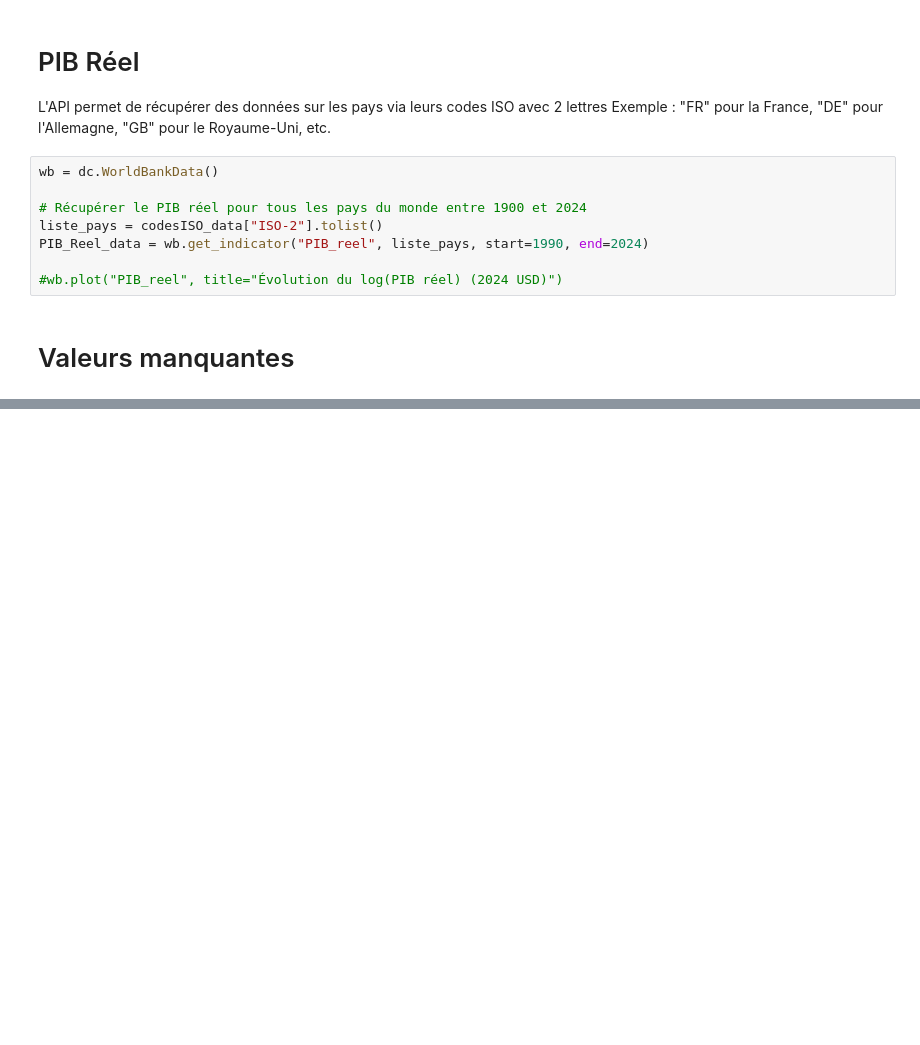
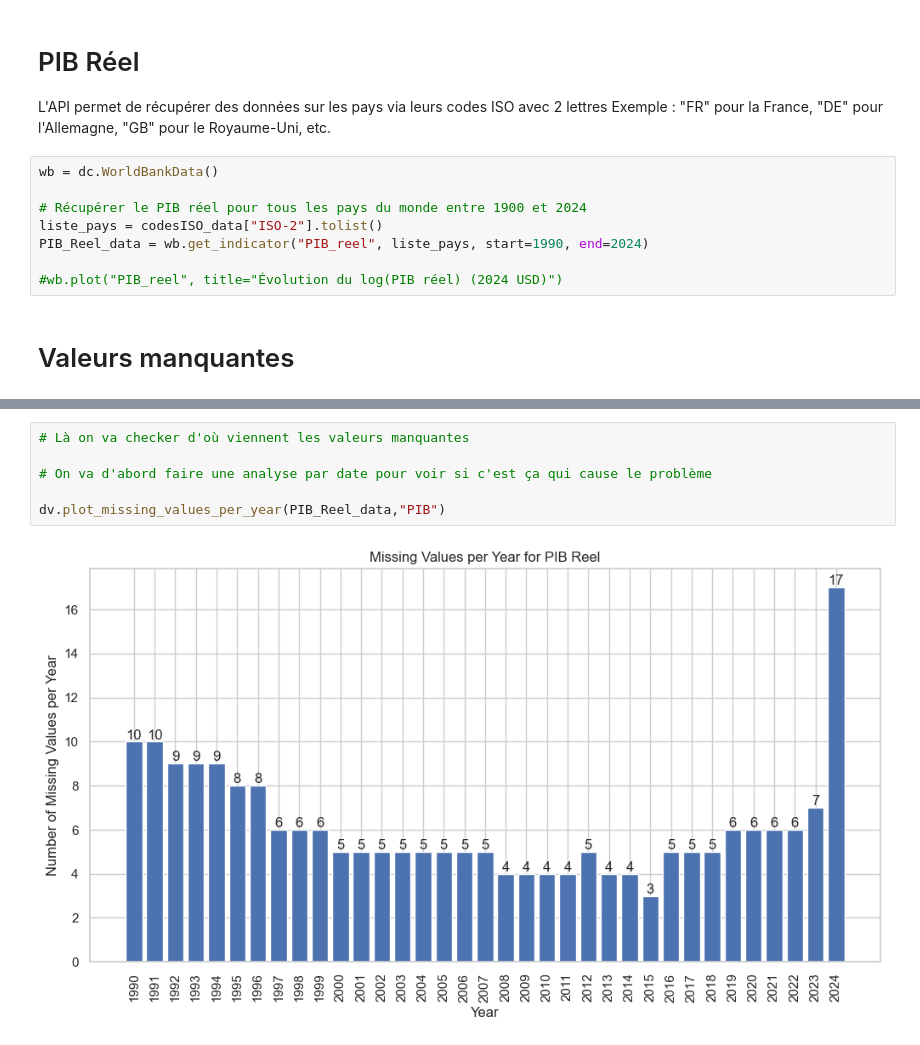
Before and after one commit to nile2304/Data-Science-Project-ENSAE, a Jupyter notebook: main.ipynb, the cells around one changed output, grey strips where cells are left out. Drawn from its saved outputs; the diff is of its cells as text; blank space fills up the shorter version.

Commit message:
added plot_missing_values per country and per year to have more insights about the missing values of oiur datasets

```diff
--- a/main.ipynb
+++ b/main.ipynb
@@ -52,0 +55,8 @@ Il y a 216 valeurs manquantes sur un total de 6755 dans la base de données. Soi
+# %%
+# Là on va checker d'où viennent les valeurs manquantes
+
+# On va d'abord faire une analyse par date pour voir si c'est ça qui cause le problème
+
+dv.plot_missing_values_per_year(PIB_Reel_data,"PIB")
+# %% [output]
+[figure, added]
```
Also changed, not shown: parts of 4 cells of this notebook, 1 other file.
